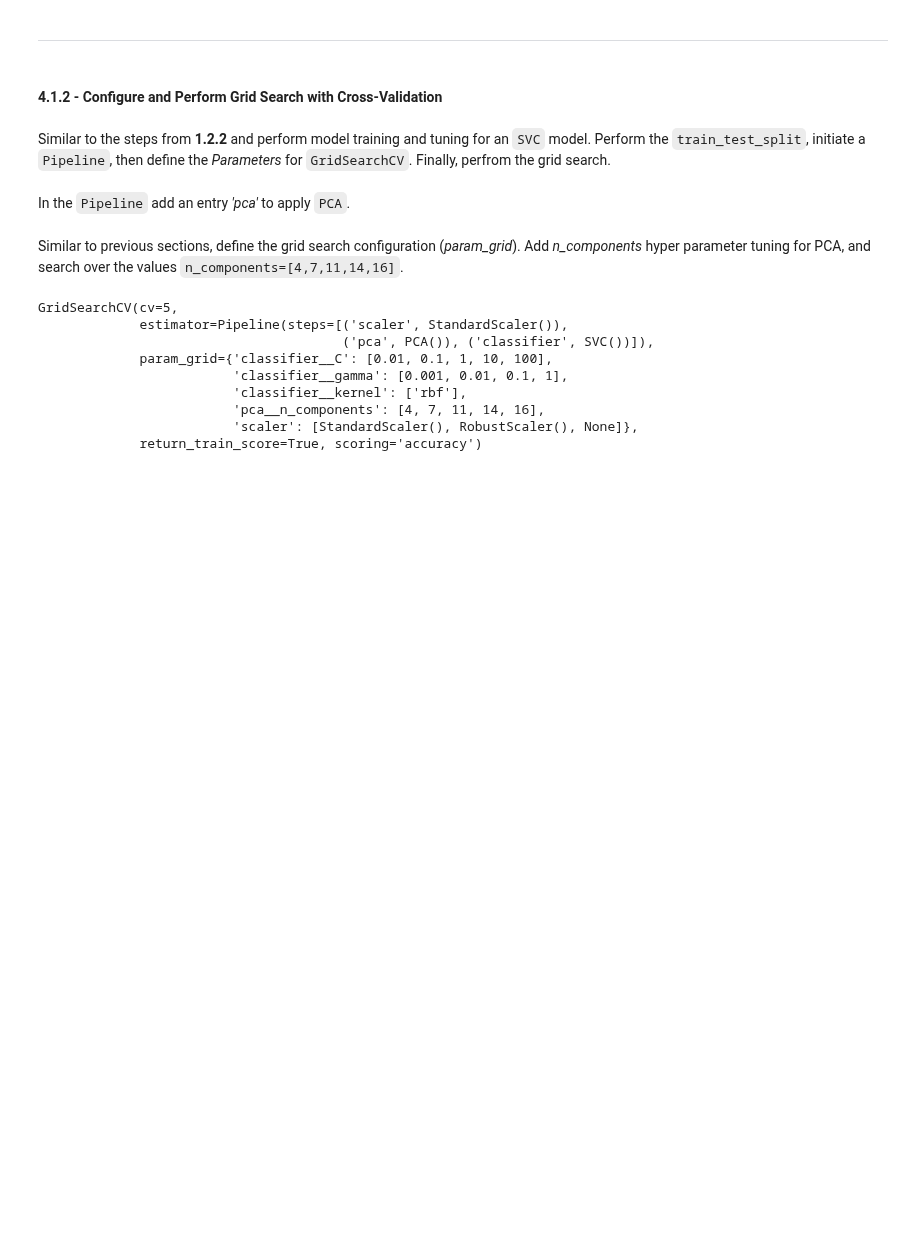
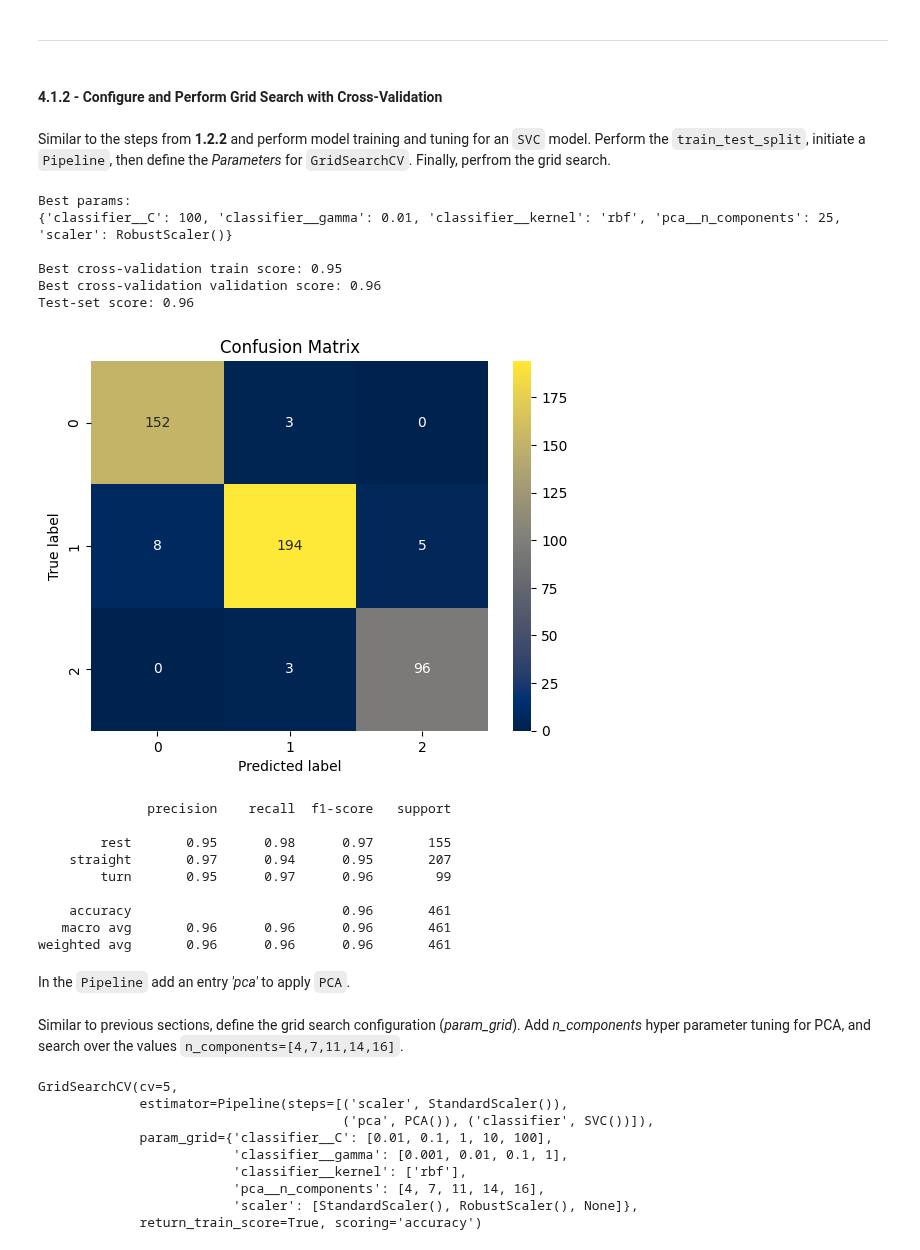
Before and after one commit to ChisomOnyeukwu/engg680_2024_fall, a Jupyter notebook: Lab_Assignment4/Assignment 4.ipynb, the cells around one changed output. Saved outputs shown, nothing was run; the diff lists cells and outputs as text; code cells hidden in the pictures; blank space fills up the shorter version.

```diff
--- a/Lab_Assignment4/Assignment 4.ipynb
+++ b/Lab_Assignment4/Assignment 4.ipynb
@@ -912,35 +894,52 @@ Similar to the steps from **1.2.2** and perform model training and tuning for an
 
 from sklearn.decomposition import PCA
 
-X_train, X_test, y_train, y_test = train_test_split(X.drop('motion_state', axis=1), y, test_size=0.3, random_state=42, stratify=y)
+X_train, X_test, y_train, y_test = train_test_split(X, y, test_size=0.3, random_state=42, stratify=y)
 
 pipe = Pipeline([('scaler', StandardScaler()), ('pca', PCA()), ('classifier', SVC())])
 
 param_grid = {
     'scaler': [StandardScaler(), RobustScaler(), None],
     'pca__n_components': [2, 5, 10, 15, 20, 25, 30],
     'classifier__C': [0.01, 0.1, 1, 10, 100],
     'classifier__gamma': [0.001, 0.01, 0.1, 1],
     'classifier__kernel': ['rbf']
 }
 
 grid = GridSearchCV(pipe, param_grid, cv=5, scoring='accuracy', return_train_score=True)
 grid.fit(X_train, y_train)
 
 print("Best params:\n{}\n".format(grid.best_params_))
 print("Best cross-validation train score: {:.2f}".format(grid.best_score_))
 print("Best cross-validation validation score: {:.2f}".format(grid.score(X_test, y_test)))
 print("Test-set score: {:.2f}".format(grid.score(X_test, y_test)))
 
 y_pred = grid.predict(X_test)
 
 sns.heatmap(confusion_matrix(y_test, y_pred), annot=True, fmt='d', cmap='cividis')
 plt.title('Confusion Matrix')
 plt.ylabel('True label')
 plt.xlabel('Predicted label')
 plt.show()
 
 print(classification_report(y_test, y_pred))
+# %% [output]
+Best params:
+{'classifier__C': 100, 'classifier__gamma': 0.01, 'classifier__kernel': 'rbf', 'pca__n_components': 25, 'scaler': RobustScaler()}
+
+Best cross-validation train score: 0.95
+Best cross-validation validation score: 0.96
+Test-set score: 0.96
+[figure, added]
+              precision    recall  f1-score   support
+
+        rest       0.95      0.98      0.97       155
+    straight       0.97      0.94      0.95       207
+        turn       0.95      0.97      0.96        99
+
+    accuracy                           0.96       461
+   macro avg       0.96      0.96      0.96       461
+weighted avg       0.96      0.96      0.96       461
 # %%
 # TODO - Perform model training and tuning using `GridSearchCV`
 X_train, X_test, y_train, y_test = train_test_split(X, y, test_size=0.3, random_state=42, stratify=y)
```
Also changed, not shown: parts of 9 cells of this notebook.
